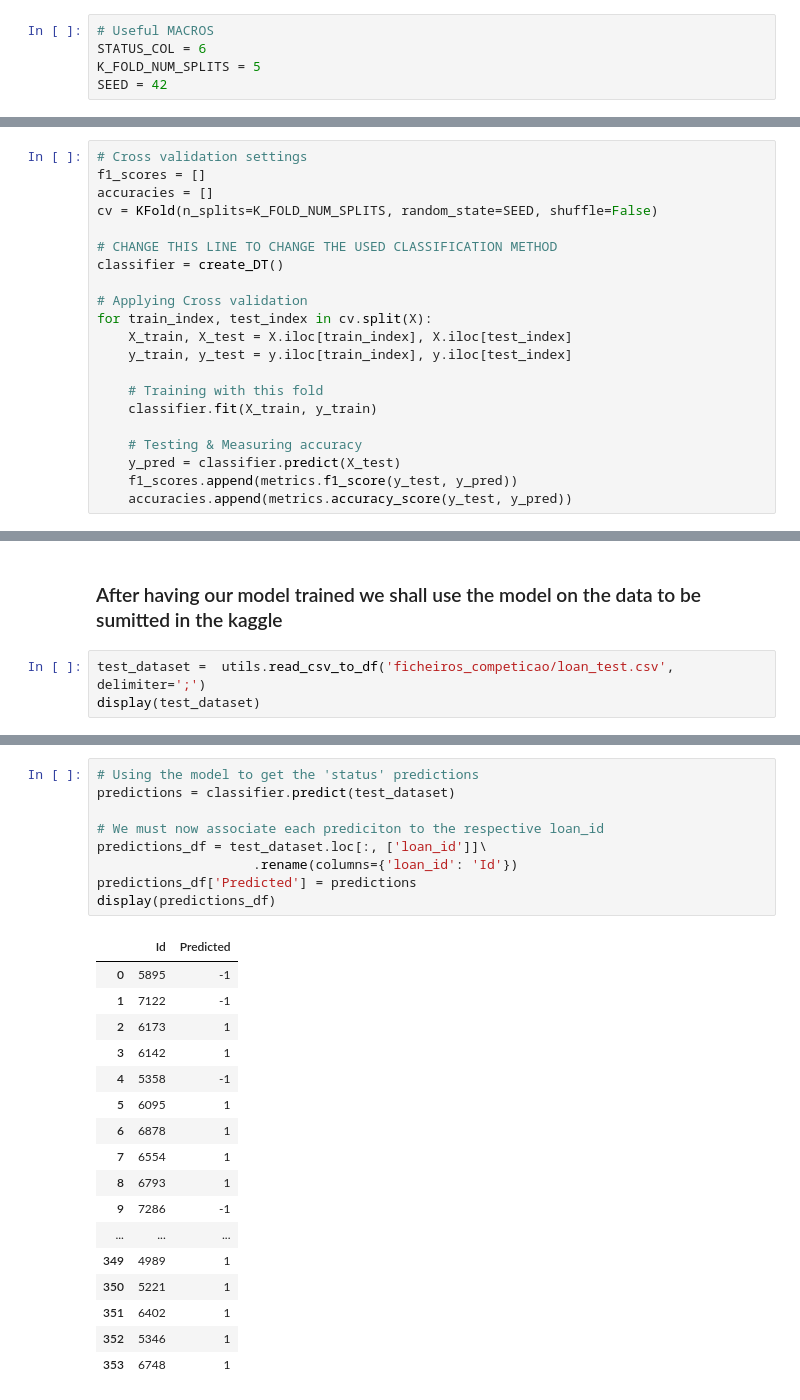
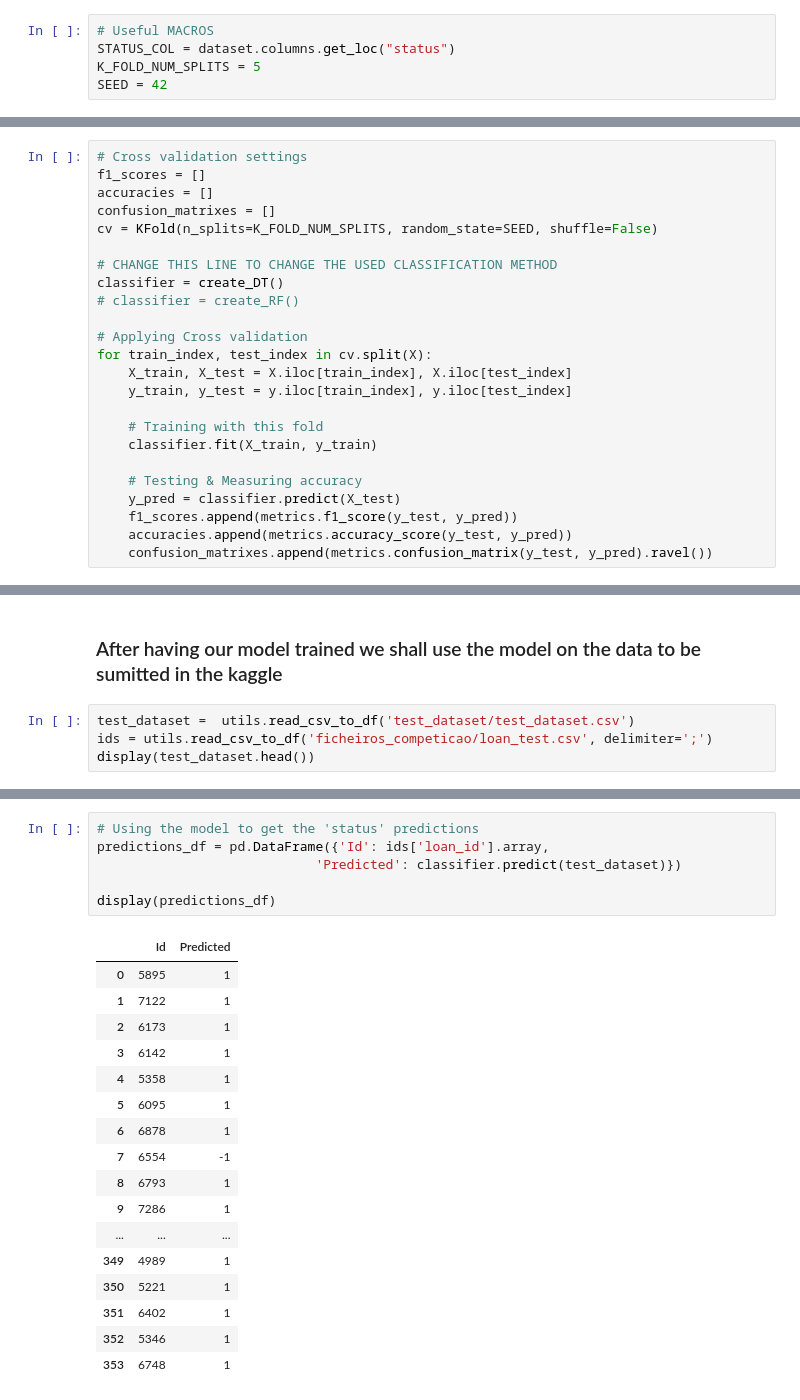
Before and after one commit to bluediberry/ECAC, a Jupyter notebook: prediction.ipynb, the cells around one changed output, grey strips where cells are left out. Saved outputs shown, nothing was run; the diff lists cells and outputs as text.

```diff
--- a/prediction.ipynb
+++ b/prediction.ipynb
@@ -46,6 +74,6 @@ display(dataset)
 # %%
 # Useful MACROS
-STATUS_COL = 6
+STATUS_COL = dataset.columns.get_loc("status")
 K_FOLD_NUM_SPLITS = 5
 SEED = 42
 # %%
@@ -56,10 +84,12 @@ y = dataset.iloc[:, [STATUS_COL]]
 # Cross validation settings
 f1_scores = []
 accuracies = []
+confusion_matrixes = []
 cv = KFold(n_splits=K_FOLD_NUM_SPLITS, random_state=SEED, shuffle=False)
 
 # CHANGE THIS LINE TO CHANGE THE USED CLASSIFICATION METHOD
 classifier = create_DT()
+# classifier = create_RF()
 
 # Applying Cross validation
 for train_index, test_index in cv.split(X):
@@ -73,6 +103,7 @@ for train_index, test_index in cv.split(X):
     y_pred = classifier.predict(X_test)
     f1_scores.append(metrics.f1_score(y_test, y_pred))
     accuracies.append(metrics.accuracy_score(y_test, y_pred))
+    confusion_matrixes.append(metrics.confusion_matrix(y_test, y_pred).ravel())
 # %%
 # Printing the obtained results
 print('Classification Method used:', classifier, '\n')
@@ -90,6 +134,7 @@ print('Accuracy average: ', sum(accuracies)/len(accuracies))
 # %% [markdown]
 ### After having our model trained we shall use the model on the data to be sumitted in the kaggle
 # %%
-test_dataset =  utils.read_csv_to_df('ficheiros_competicao/loan_test.csv', delimiter=';')
-display(test_dataset)
+test_dataset =  utils.read_csv_to_df('test_dataset/test_dataset.csv')
+ids = utils.read_csv_to_df('ficheiros_competicao/loan_test.csv', delimiter=';')
+display(test_dataset.head())
 # %% [output]
@@ -137,24 +158,21 @@ display(test_dataset)
 # %%
 # Using the model to get the 'status' predictions
-predictions = classifier.predict(test_dataset)
+predictions_df = pd.DataFrame({'Id': ids['loan_id'].array,
+                            'Predicted': classifier.predict(test_dataset)})
 
-# We must now associate each prediciton to the respective loan_id
-predictions_df = test_dataset.loc[:, ['loan_id']]\
-                    .rename(columns={'loan_id': 'Id'})
-predictions_df['Predicted'] = predictions
 display(predictions_df)
 # %% [output]
 |  | Id | Predicted |
-| 0 | 5895 | -1 |
-| 1 | 7122 | -1 |
+| 0 | 5895 | 1 |
+| 1 | 7122 | 1 |
 | 2 | 6173 | 1 |
 | 3 | 6142 | 1 |
-| 4 | 5358 | -1 |
+| 4 | 5358 | 1 |
 | 5 | 6095 | 1 |
 | 6 | 6878 | 1 |
-| 7 | 6554 | 1 |
+| 7 | 6554 | -1 |
 | 8 | 6793 | 1 |
-| 9 | 7286 | -1 |
+| 9 | 7286 | 1 |
 | ... | ... | ... |
 | 349 | 4989 | 1 |
 | 350 | 5221 | 1 |
```
Also changed, not shown: parts of 9 cells of this notebook, 4 other files.
